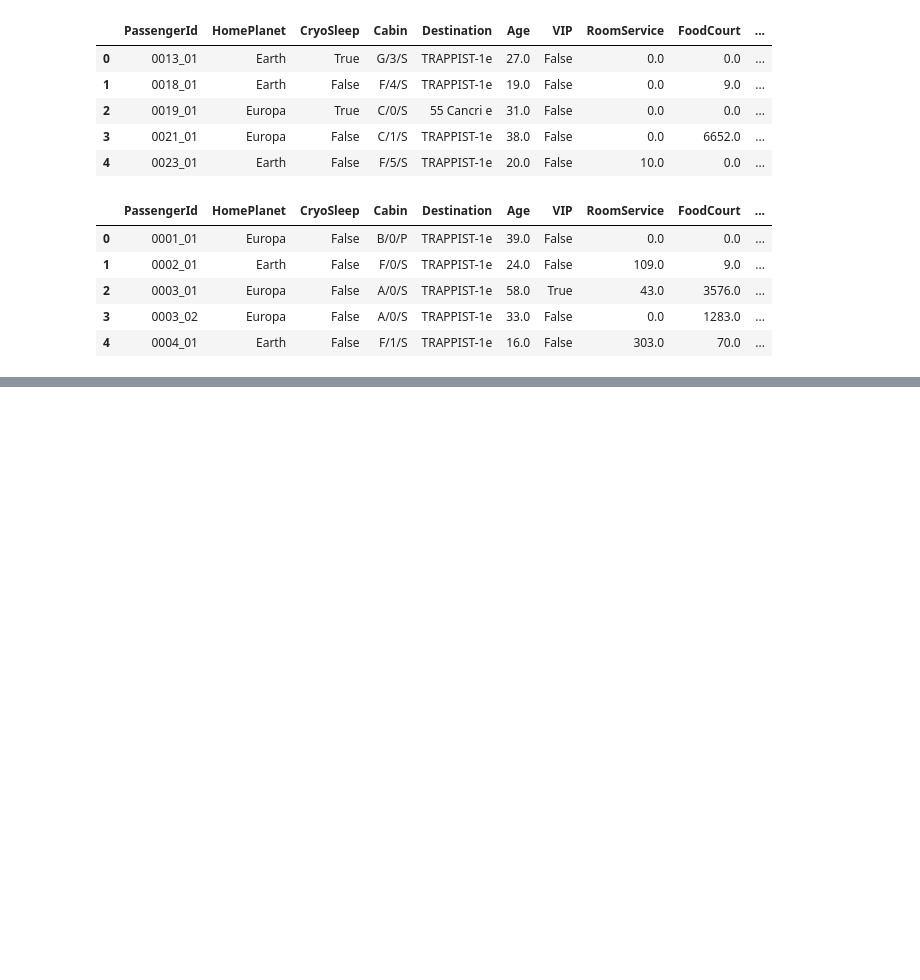
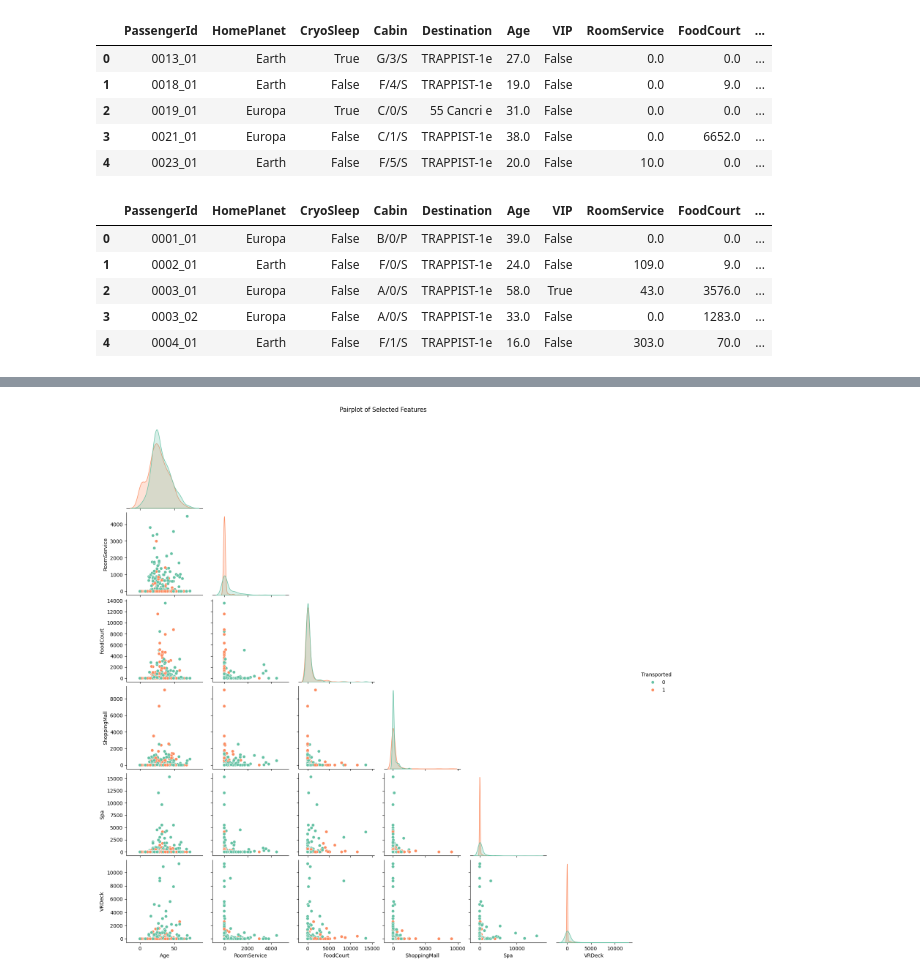
Before and after one commit to Kaggle-challange-group8/Titanic_space_ship_group_8, a Jupyter notebook: Kaggle_challange_group8.ipynb, the cells around one changed output, grey strips where cells are left out. Drawn from its saved outputs; the diff is of its cells as text; code cells hidden in the pictures; blank space fills up the shorter version.

```diff
--- a/Kaggle_challange_group8.ipynb
+++ b/Kaggle_challange_group8.ipynb
@@ -2,0 +24,19 @@
+# %%
+from sklearn.model_selection import train_test_split
+from sklearn.preprocessing import LabelEncoder
+
+# Assuming you have a DataFrame called df and a target column called 'target'
+X = df.drop('target', axis=1)
+y = df['target']
+
+# Split the dataset first
+X_train, X_val, y_train, y_val = train_test_split(X, y, test_size=0.2, random_state=42)
+
+# Identify categorical columns
+cat_cols = X_train.select_dtypes(include='object').columns
+
+# Apply label encoding
+for col in cat_cols:
+    le = LabelEncoder()
+    X_train[col] = le.fit_transform(X_train[col].astype(str))
+    X_val[col] = le.transform(X_val[col].astype(str))
@@ -37,0 +415,18 @@ test_df = pd.read_csv('/content/test-3.csv')
+# %%
+import seaborn as sns
+import matplotlib.pyplot as plt
+
+# Combine features and target for plotting
+eda_df = train_df.copy()
+eda_df['Transported'] = y
+
+# Limit numeric features to avoid overcrowding
+plot_features = ['Age', 'RoomService', 'FoodCourt', 'ShoppingMall', 'Spa', 'VRDeck']
+
+# Plot pairplot (use sample to speed it up)
+sns.pairplot(eda_df.sample(500), vars=plot_features, hue='Transported', palette='Set2', corner=True)
+plt.suptitle("Pairplot of Selected Features", y=1.02)
+plt.savefig("pairplot_features.png")
+plt.show()
+# %% [output]
+[figure, added]
```
Also changed, not shown: parts of 12 cells of this notebook.
